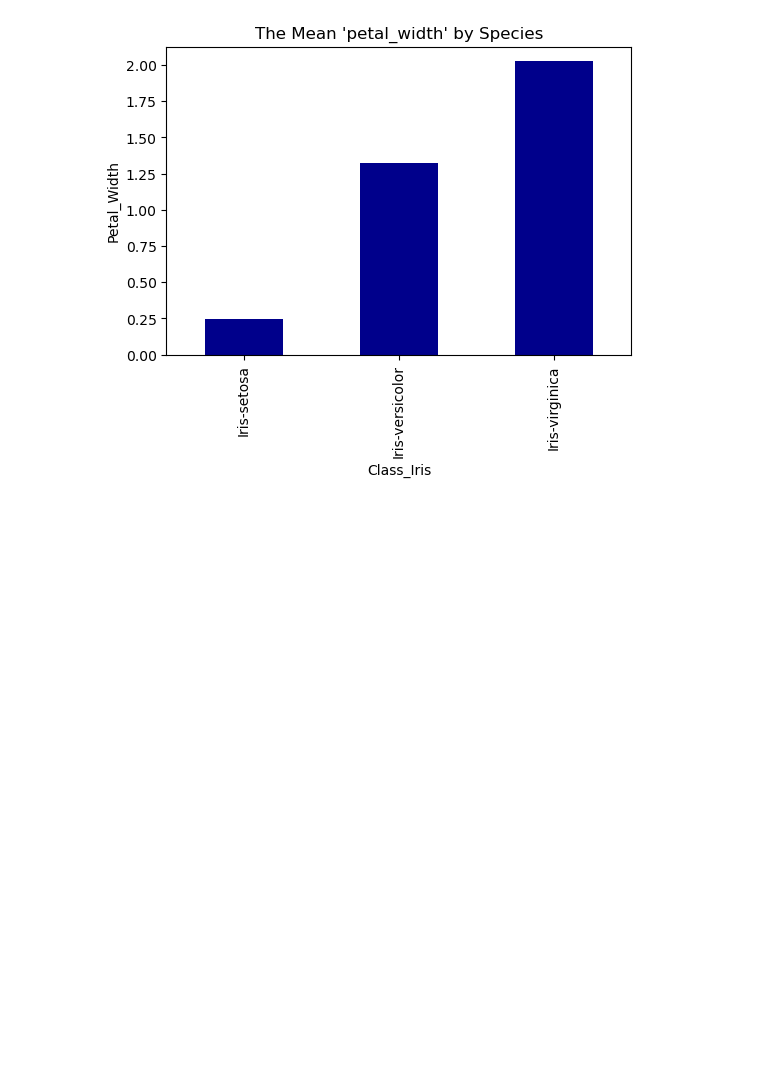
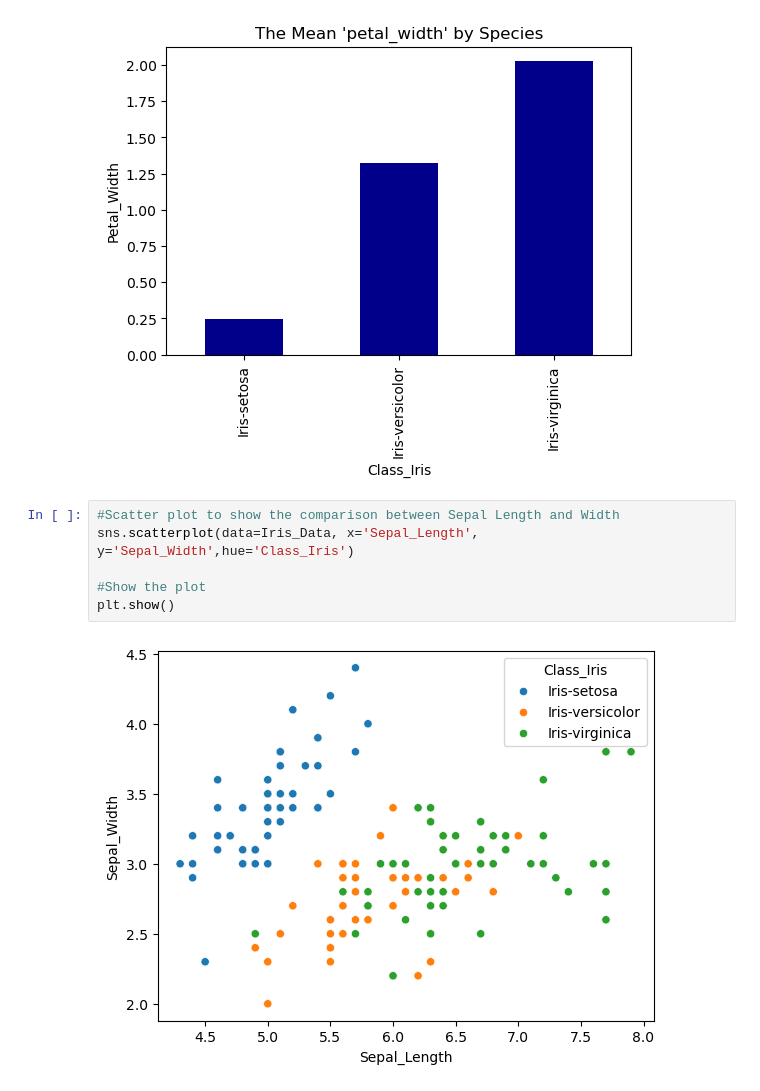
Before and after one commit to Riffatad/Module2, a Jupyter notebook: Module2.ipynb, the cells around one changed output. Drawn from its saved outputs; the diff is of its cells as text; blank space fills up the shorter version.

```diff
--- a/Module2.ipynb
+++ b/Module2.ipynb
@@ -53,3 +55,11 @@ plt.xlabel('Class_Iris')
 plt.show()
 # %% [output]
 [figure]
+# %%
+#Scatter plot to show the comparison between Sepal Length and Width
+sns.scatterplot(data=Iris_Data, x='Sepal_Length', y='Sepal_Width',hue='Class_Iris')
+
+#Show the plot
+plt.show()
+# %% [output]
+[figure, added]
```
Also changed, not shown: parts of 2 cells of this notebook.
